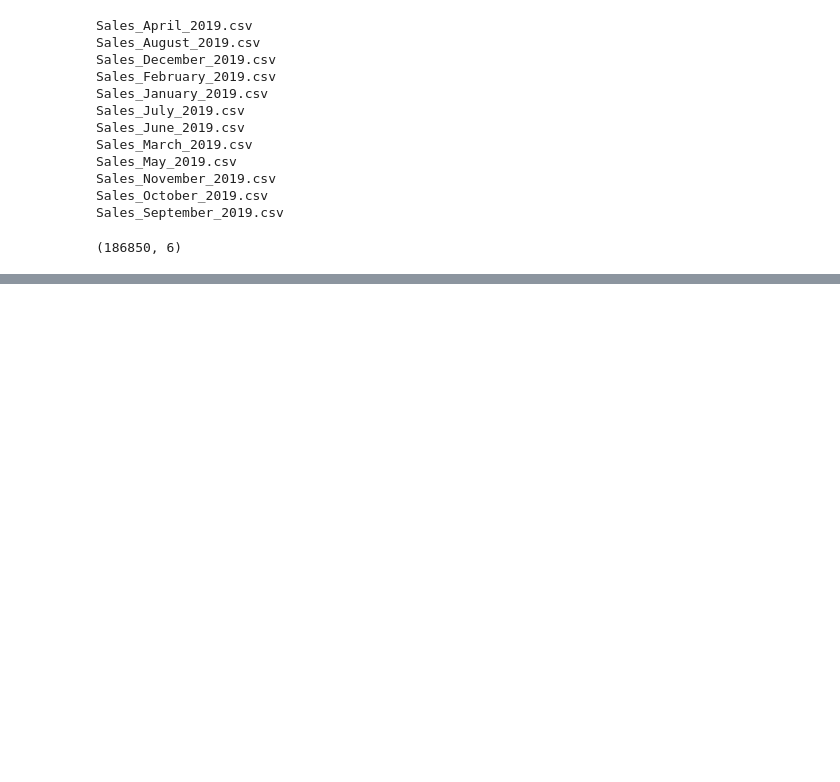
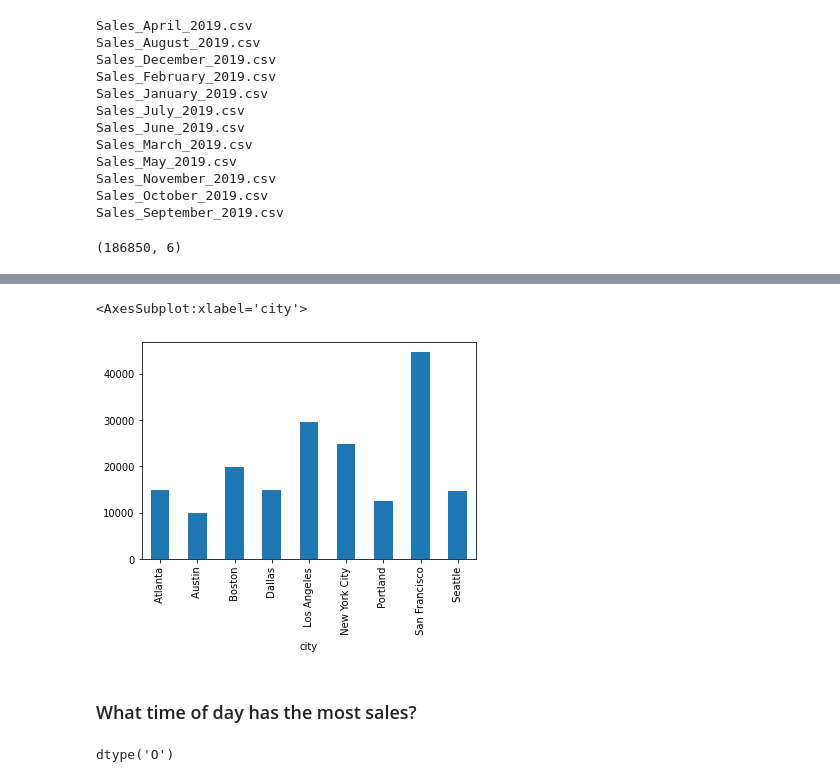
Before and after one commit to molly-rusk/SalesDataAnalysis, a Jupyter notebook: SalesDataAnalysis.ipynb, the cells around one changed output, grey strips where cells are left out. Drawn from its saved outputs; the diff is of its cells as text; code cells hidden in the pictures; blank space fills up the shorter version.

```diff
--- a/SalesDataAnalysis.ipynb
+++ b/SalesDataAnalysis.ipynb
@@ -35,0 +187,5 @@ all_data.to_csv(r'C:\Users\molly\Desktop\SalesDataAnalysis\csvfiles/all_data.csv
+# %%
+def city(x):
+    return x.split(',')[1]
+# %%
+all_data['city'] = all_data['Purchase Address'].apply(city)
@@ -35,0 +215,11 @@ all_data.to_csv(r'C:\Users\molly\Desktop\SalesDataAnalysis\csvfiles/all_data.csv
+# %%
+all_data.groupby('city')['city'].count().plot.bar()
+# %% [output]
+<AxesSubplot:xlabel='city'>
+[figure, added]
+# %% [markdown]
+### What time of day has the most sales?
+# %%
+all_data['Order Date'].dtype
+# %% [output]
+dtype('O')
```
Also changed, not shown: parts of 45 cells of this notebook.
